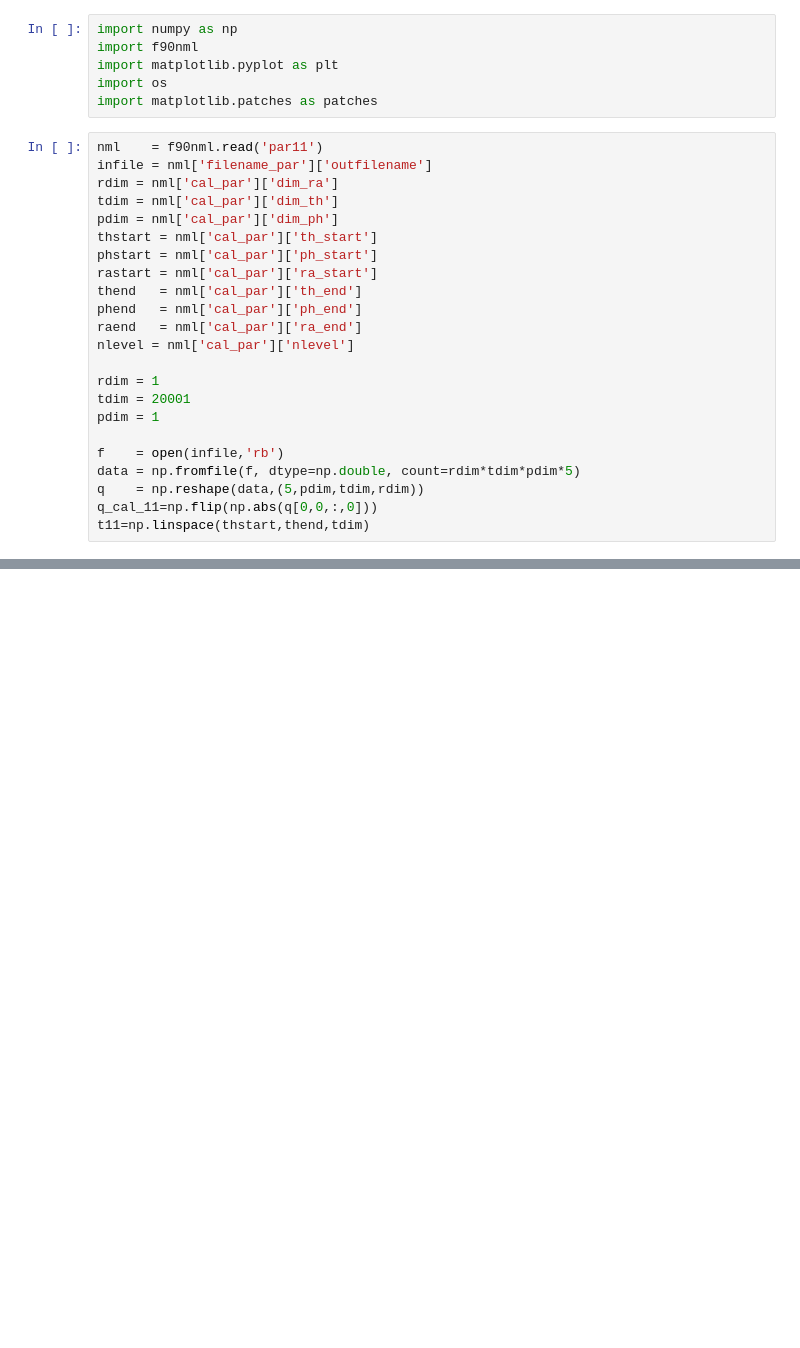
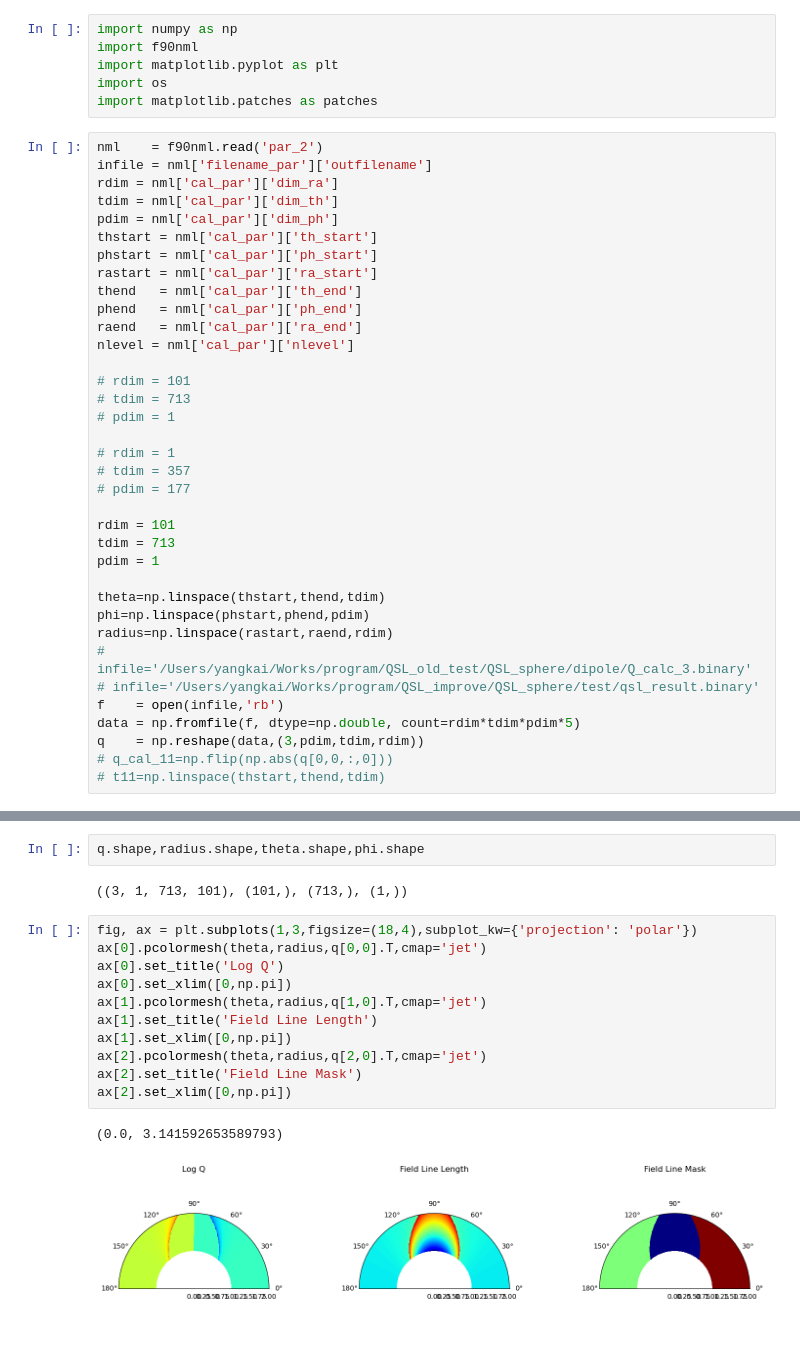
Before and after one commit to Kai-E-Yang/QSL, a Jupyter notebook: QSL_sphere/dipole/test3.ipynb, the cells around one changed output, grey strips where cells are left out. Saved outputs shown, nothing was run; the diff lists cells and outputs as text; blank space fills up the shorter version.

```diff
--- a/QSL_sphere/dipole/test3.ipynb
+++ b/QSL_sphere/dipole/test3.ipynb
@@ -5,7 +5,7 @@ import matplotlib.pyplot as plt
 import os
 import matplotlib.patches as patches
 # %%
-nml    = f90nml.read('par11')
+nml    = f90nml.read('par_2')
 infile = nml['filename_par']['outfilename']
 rdim = nml['cal_par']['dim_ra']
 tdim = nml['cal_par']['dim_th']
@@ -18,12 +18,25 @@ phend   = nml['cal_par']['ph_end']
 raend   = nml['cal_par']['ra_end']
 nlevel = nml['cal_par']['nlevel']
 
-rdim = 1
-tdim = 20001
+# rdim = 101
+# tdim = 713
+# pdim = 1
+
+# rdim = 1
+# tdim = 357
+# pdim = 177
+
+rdim = 101
+tdim = 713
 pdim = 1
 
+theta=np.linspace(thstart,thend,tdim)
+phi=np.linspace(phstart,phend,pdim)
+radius=np.linspace(rastart,raend,rdim)
+# infile='/Users/yangkai/Works/program/QSL_old_test/QSL_sphere/dipole/Q_calc_3.binary'
+# infile='/Users/yangkai/Works/program/QSL_improve/QSL_sphere/test/qsl_result.binary'
 f    = open(infile,'rb')
 data = np.fromfile(f, dtype=np.double, count=rdim*tdim*pdim*5)
-q    = np.reshape(data,(5,pdim,tdim,rdim))
-q_cal_11=np.flip(np.abs(q[0,0,:,0]))
-t11=np.linspace(thstart,thend,tdim)
+q    = np.reshape(data,(3,pdim,tdim,rdim))
+# q_cal_11=np.flip(np.abs(q[0,0,:,0]))
+# t11=np.linspace(thstart,thend,tdim)
@@ -96 +43,19 @@ q_cal_50=np.flip(np.abs(q[0,0,:,0]))
+# %%
+q.shape,radius.shape,theta.shape,phi.shape
+# %% [output]
+((3, 1, 713, 101), (101,), (713,), (1,))
+# %%
+fig, ax = plt.subplots(1,3,figsize=(18,4),subplot_kw={'projection': 'polar'})
+ax[0].pcolormesh(theta,radius,q[0,0].T,cmap='jet')
+ax[0].set_title('Log Q')
+ax[0].set_xlim([0,np.pi])
+ax[1].pcolormesh(theta,radius,q[1,0].T,cmap='jet')
+ax[1].set_title('Field Line Length')
+ax[1].set_xlim([0,np.pi])
+ax[2].pcolormesh(theta,radius,q[2,0].T,cmap='jet')
+ax[2].set_title('Field Line Mask')
+ax[2].set_xlim([0,np.pi])
+# %% [output]
+(0.0, 3.141592653589793)
+[figure, added]
 # %%
```
Also changed, not shown: parts of 14 cells of this notebook, 22 other files.
